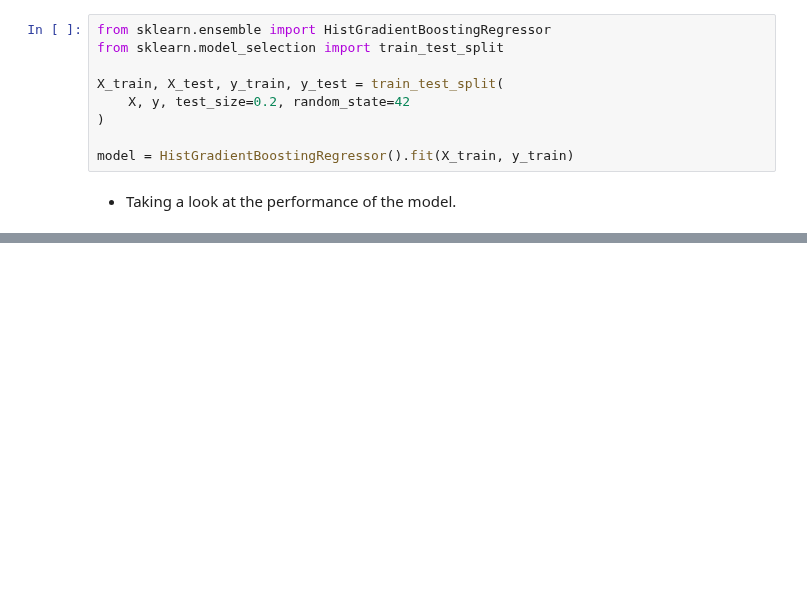
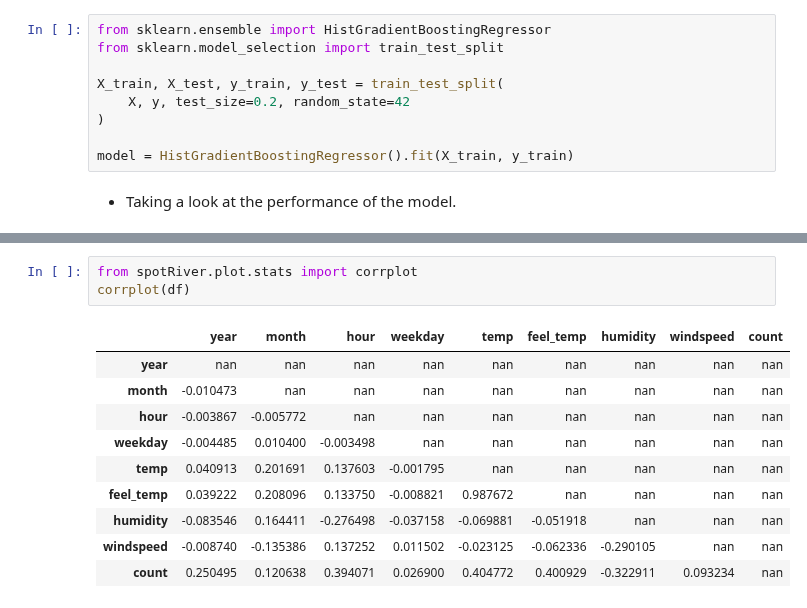
Before and after one commit to sequential-parameter-optimization/spotRiver, a Jupyter notebook: notebooks/bike_sharing_demand_preprocessing.ipynb, the cells around one changed output, grey strips where cells are left out. Drawn from its saved outputs; the diff is of its cells as text; blank space fills up the shorter version.

```diff
--- a/notebooks/bike_sharing_demand_preprocessing.ipynb
+++ b/notebooks/bike_sharing_demand_preprocessing.ipynb
@@ -210,0 +309,14 @@ mean_absolute_percentage_error(y_test, y_pred)
+# %%
+from spotRiver.plot.stats import corrplot
+corrplot(df)
+# %% [output]
+|  | year | month | hour | weekday | temp | feel_temp | humidity | windspeed | count |
+| year | nan | nan | nan | nan | nan | nan | nan | nan | nan |
+| month | -0.010473 | nan | nan | nan | nan | nan | nan | nan | nan |
+| hour | -0.003867 | -0.005772 | nan | nan | nan | nan | nan | nan | nan |
+| weekday | -0.004485 | 0.010400 | -0.003498 | nan | nan | nan | nan | nan | nan |
+| temp | 0.040913 | 0.201691 | 0.137603 | -0.001795 | nan | nan | nan | nan | nan |
+| feel_temp | 0.039222 | 0.208096 | 0.133750 | -0.008821 | 0.987672 | nan | nan | nan | nan |
+| humidity | -0.083546 | 0.164411 | -0.276498 | -0.037158 | -0.069881 | -0.051918 | nan | nan | nan |
+| windspeed | -0.008740 | -0.135386 | 0.137252 | 0.011502 | -0.023125 | -0.062336 | -0.290105 | nan | nan |
+| count | 0.250495 | 0.120638 | 0.394071 | 0.026900 | 0.404772 | 0.400929 | -0.322911 | 0.093234 | nan |
```
Also changed, not shown: parts of 19 cells of this notebook, 4 other files.
